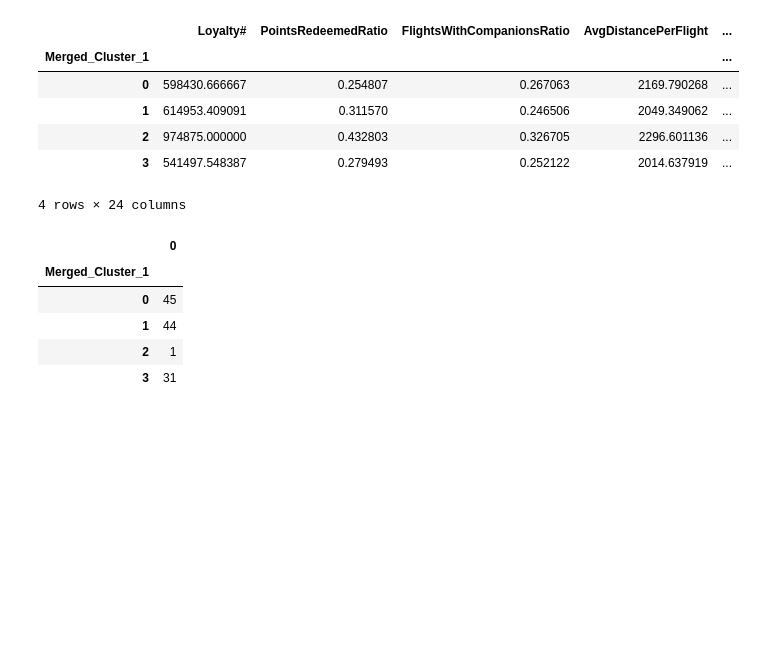
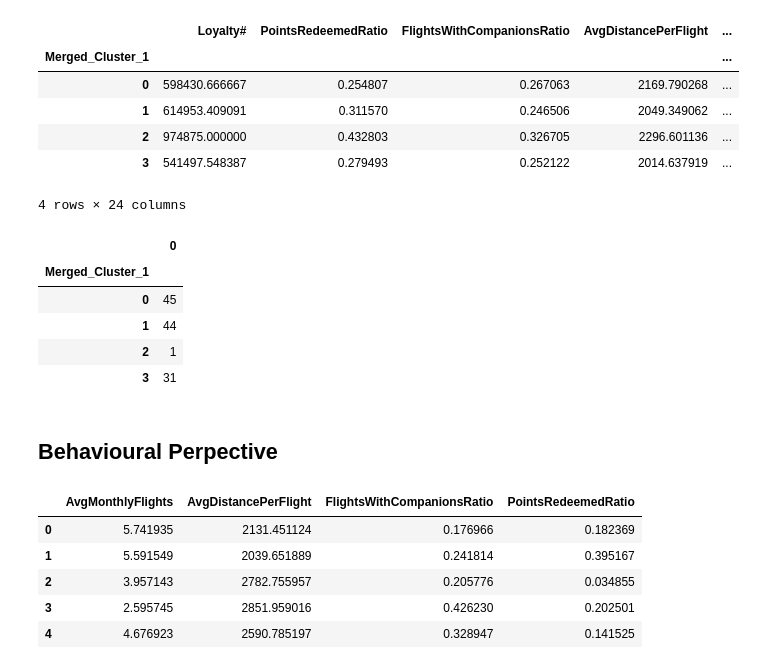
Before and after one commit to calcoafrancisca/Group-39---DM---Part2, a Jupyter notebook: duplicated_clustering.ipynb, the cells around one changed output. Cells and saved outputs as stored; diff of their text form; code cells hidden in the pictures; blank space fills up the shorter version.

```diff
--- a/duplicated_clustering.ipynb
+++ b/duplicated_clustering.ipynb
@@ -1207,3 +1200,25 @@ df_counts2
 | 1 | 44 |
 | 2 | 1 |
 | 3 | 31 |
+# %% [markdown]
+## Behavioural Perpective
+# %%
+ehavioral_features = [
+
+    'AvgMonthlyFlights',
+    'AvgDistancePerFlight',
+    'FlightsWithCompanionsRatio',
+    'PointsRedeemedRatio',
+]
+behavioural_clustering1 = FlightsDB_1[ehavioral_features]
+behavioural_clustering1.head()
+
+behavioural_clustering2 = FlightsDB_2[ehavioral_features]
+behavioural_clustering2.head()
+# %% [output]
+|  | AvgMonthlyFlights | AvgDistancePerFlight | FlightsWithCompanionsRatio | PointsRedeemedRatio |
+| 0 | 5.741935 | 2131.451124 | 0.176966 | 0.182369 |
+| 1 | 5.591549 | 2039.651889 | 0.241814 | 0.395167 |
+| 2 | 3.957143 | 2782.755957 | 0.205776 | 0.034855 |
+| 3 | 2.595745 | 2851.959016 | 0.426230 | 0.202501 |
+| 4 | 4.676923 | 2590.785197 | 0.328947 | 0.141525 |
```
Also changed, not shown: parts of 3 cells of this notebook.
